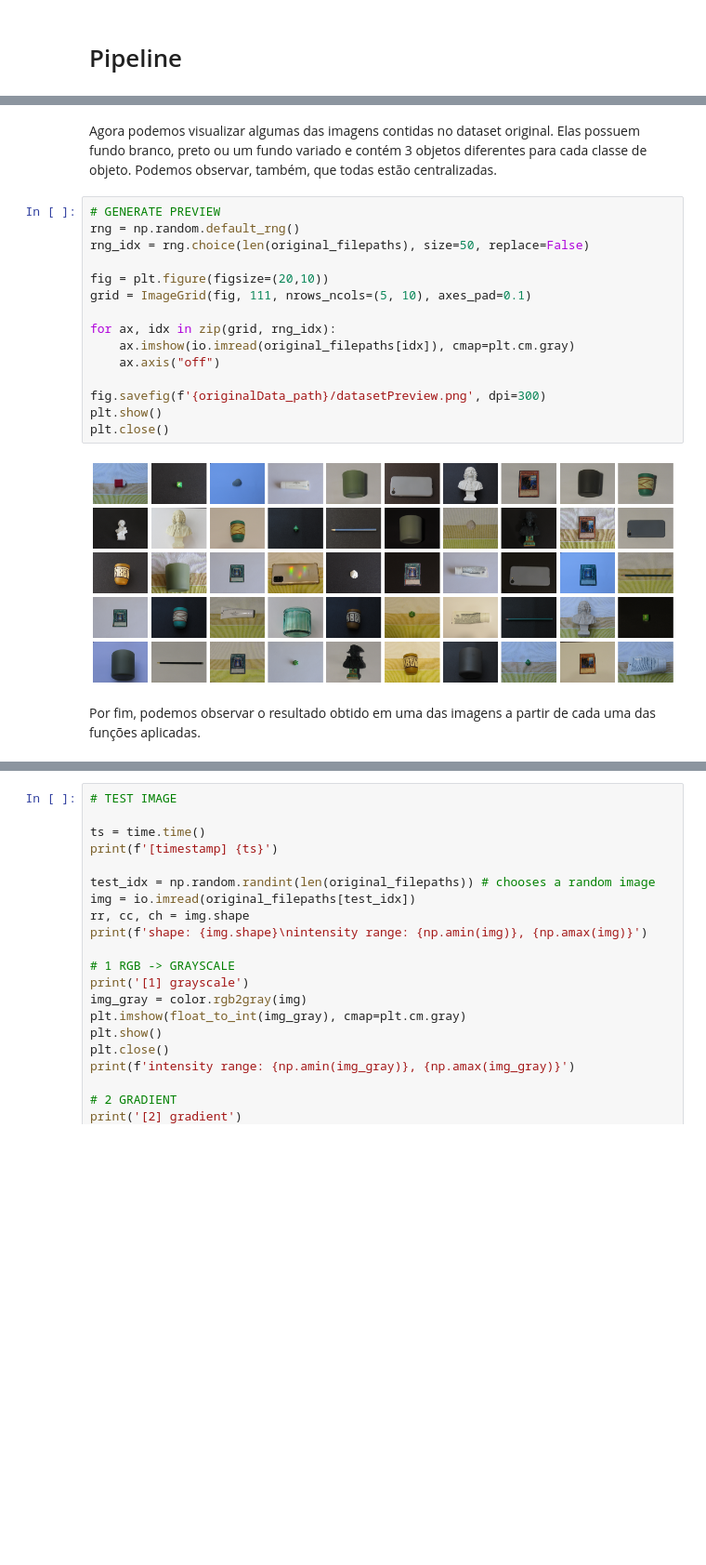
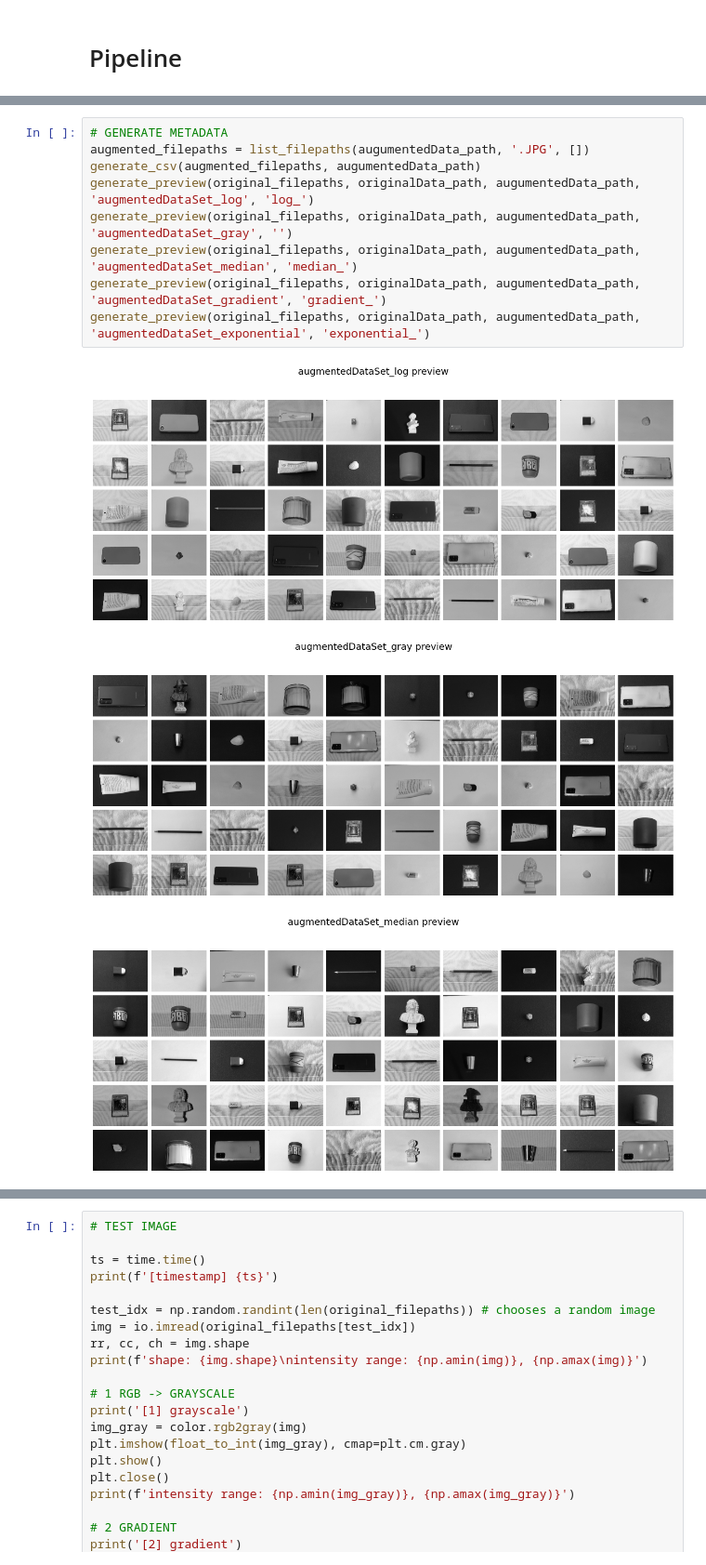
Before and after one commit to migostro/laboratorio-de-visao, a Jupyter notebook: 0_DataAugmentation.ipynb, the cells around one changed output, grey strips where cells are left out. Shown at 93% size. Cells and saved outputs as stored; diff of their text form; blank space fills up the shorter version.

```diff
--- a/0_DataAugmentation.ipynb
+++ b/0_DataAugmentation.ipynb
@@ -148,21 +197,13 @@ KeyboardInterrupt: ignored
-# %% [markdown]
-Agora podemos visualizar algumas das imagens contidas no dataset original. Elas possuem fundo branco, preto ou um fundo variado e contém 3 objetos diferentes para cada classe de objeto. Podemos observar, também, que todas estão centralizadas.
-# %%
-# GENERATE PREVIEW
-rng = np.random.default_rng()
-rng_idx = rng.choice(len(original_filepaths), size=50, replace=False)
-
-fig = plt.figure(figsize=(20,10))
-grid = ImageGrid(fig, 111, nrows_ncols=(5, 10), axes_pad=0.1)
-
-for ax, idx in zip(grid, rng_idx):
-    ax.imshow(io.imread(original_filepaths[idx]), cmap=plt.cm.gray)
-    ax.axis("off")
-
-fig.savefig(f'{originalData_path}/datasetPreview.png', dpi=300)
-plt.show()
-plt.close()
-# %% [output]
-[figure, removed]
-# %% [markdown]
-Por fim, podemos observar o resultado obtido em uma das imagens a partir de cada uma das funções aplicadas.
+# %%
+# GENERATE METADATA
+augmented_filepaths = list_filepaths(augumentedData_path, '.JPG', [])
+generate_csv(augmented_filepaths, augumentedData_path)
+generate_preview(original_filepaths, originalData_path, augumentedData_path, 'augmentedDataSet_log', 'log_')
+generate_preview(original_filepaths, originalData_path, augumentedData_path, 'augmentedDataSet_gray', '')
+generate_preview(original_filepaths, originalData_path, augumentedData_path, 'augmentedDataSet_median', 'median_')
+generate_preview(original_filepaths, originalData_path, augumentedData_path, 'augmentedDataSet_gradient', 'gradient_')
+generate_preview(original_filepaths, originalData_path, augumentedData_path, 'augmentedDataSet_exponential', 'exponential_')
+# %% [output]
+[figure, added]
+[figure, added]
+[figure, added]
```
Also changed, not shown: parts of 12 cells of this notebook.
